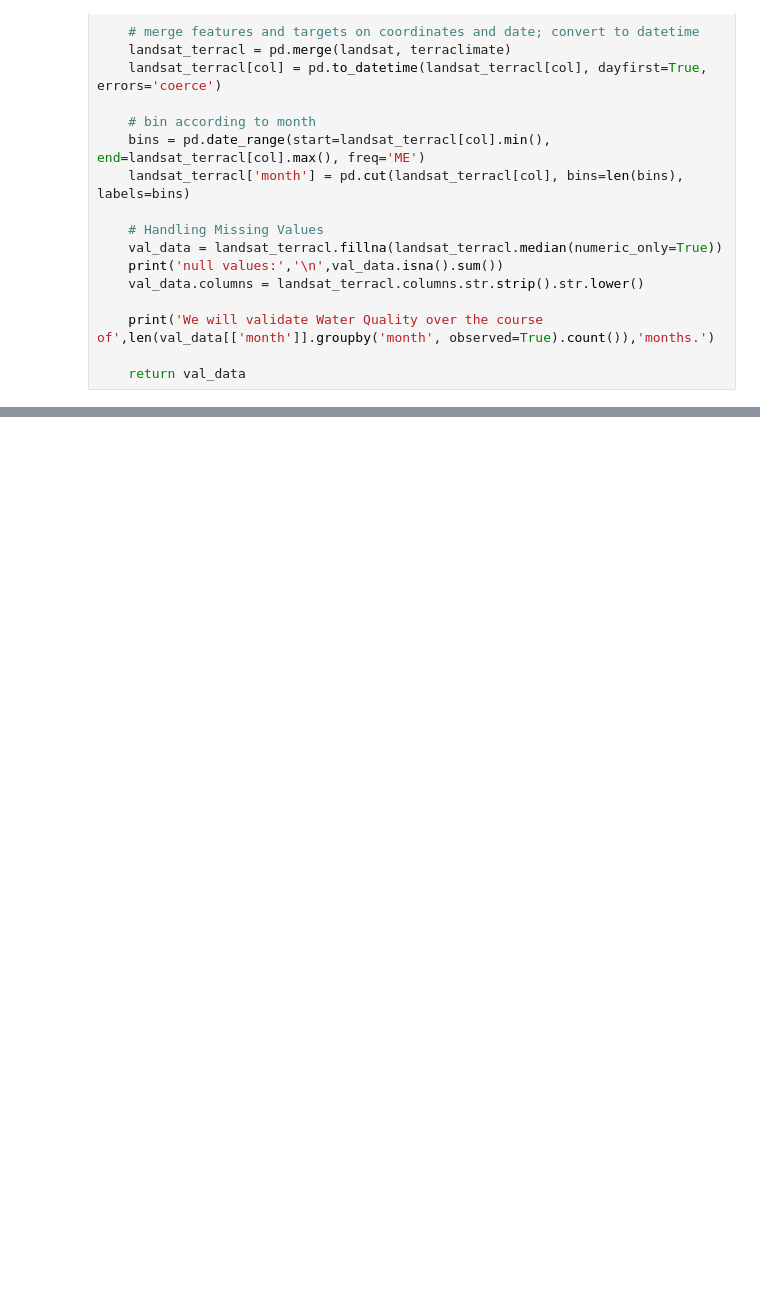
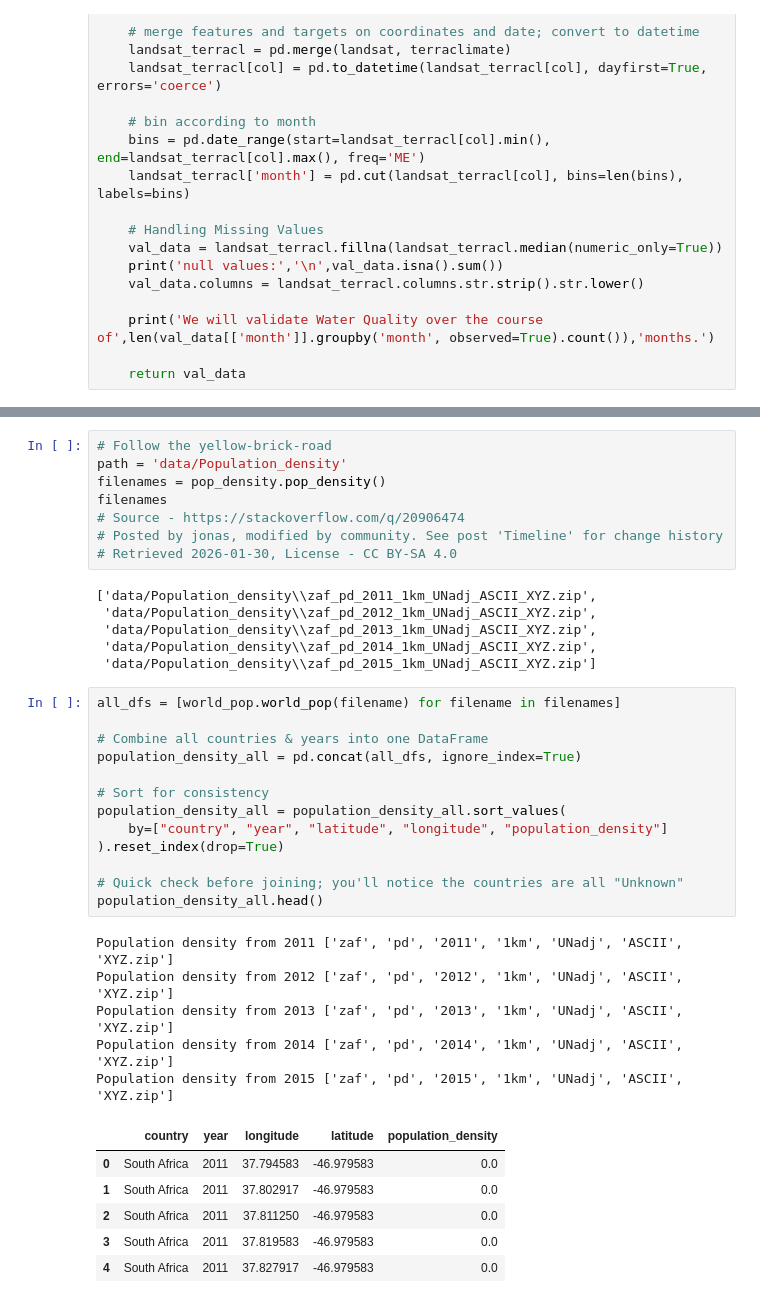
Before and after one commit to kylerod22/siads593-water-sustainability, a Jupyter notebook: 08-rjbest-sungmiki-kylerod-2026winter/src/validate.ipynb, the cells around one changed output, grey strips where cells are left out. Drawn from its saved outputs; the diff is of its cells as text; blank space fills up the shorter version.

```diff
--- a/08-rjbest-sungmiki-kylerod-2026winter/src/validate.ipynb
+++ b/08-rjbest-sungmiki-kylerod-2026winter/src/validate.ipynb
@@ -56,0 +202,39 @@ df.head()
+# %%
+# Follow the yellow-brick-road
+path = 'data/Population_density'
+filenames = pop_density.pop_density()
+filenames
+# Source - https://stackoverflow.com/q/20906474
+# Posted by jonas, modified by community. See post 'Timeline' for change history
+# Retrieved 2026-01-30, License - CC BY-SA 4.0
+# %% [output]
+['data/Population_density\\zaf_pd_2011_1km_UNadj_ASCII_XYZ.zip',
+ 'data/Population_density\\zaf_pd_2012_1km_UNadj_ASCII_XYZ.zip',
+ 'data/Population_density\\zaf_pd_2013_1km_UNadj_ASCII_XYZ.zip',
+ 'data/Population_density\\zaf_pd_2014_1km_UNadj_ASCII_XYZ.zip',
+ 'data/Population_density\\zaf_pd_2015_1km_UNadj_ASCII_XYZ.zip']
+# %%
+all_dfs = [world_pop.world_pop(filename) for filename in filenames]
+
+# Combine all countries & years into one DataFrame
+population_density_all = pd.concat(all_dfs, ignore_index=True)
+
+# Sort for consistency
+population_density_all = population_density_all.sort_values(
+    by=["country", "year", "latitude", "longitude", "population_density"]
+).reset_index(drop=True)
+
+# Quick check before joining; you'll notice the countries are all "Unknown"
+population_density_all.head()
+# %% [output]
+Population density from 2011 ['zaf', 'pd', '2011', '1km', 'UNadj', 'ASCII', 'XYZ.zip']
+Population density from 2012 ['zaf', 'pd', '2012', '1km', 'UNadj', 'ASCII', 'XYZ.zip']
+Population density from 2013 ['zaf', 'pd', '2013', '1km', 'UNadj', 'ASCII', 'XYZ.zip']
+Population density from 2014 ['zaf', 'pd', '2014', '1km', 'UNadj', 'ASCII', 'XYZ.zip']
+Population density from 2015 ['zaf', 'pd', '2015', '1km', 'UNadj', 'ASCII', 'XYZ.zip']
+|  | country | year | longitude | latitude | population_density |
+| 0 | South Africa | 2011 | 37.794583 | -46.979583 | 0.0 |
+| 1 | South Africa | 2011 | 37.802917 | -46.979583 | 0.0 |
+| 2 | South Africa | 2011 | 37.811250 | -46.979583 | 0.0 |
+| 3 | South Africa | 2011 | 37.819583 | -46.979583 | 0.0 |
+| 4 | South Africa | 2011 | 37.827917 | -46.979583 | 0.0 |
```
Also changed, not shown: parts of 14 cells of this notebook, 1 other file.
